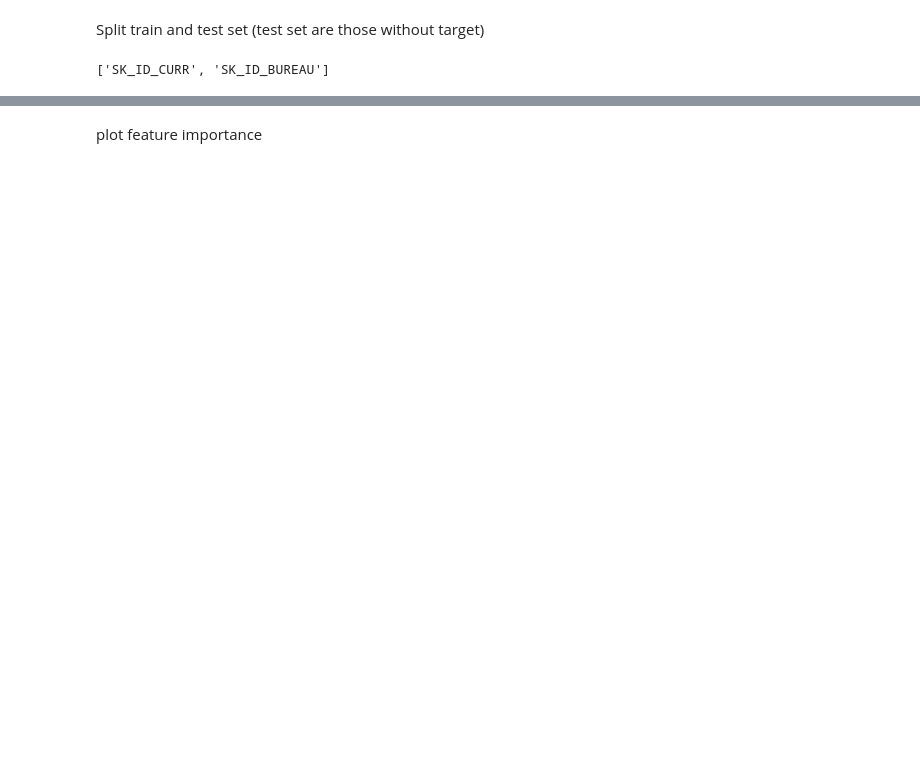
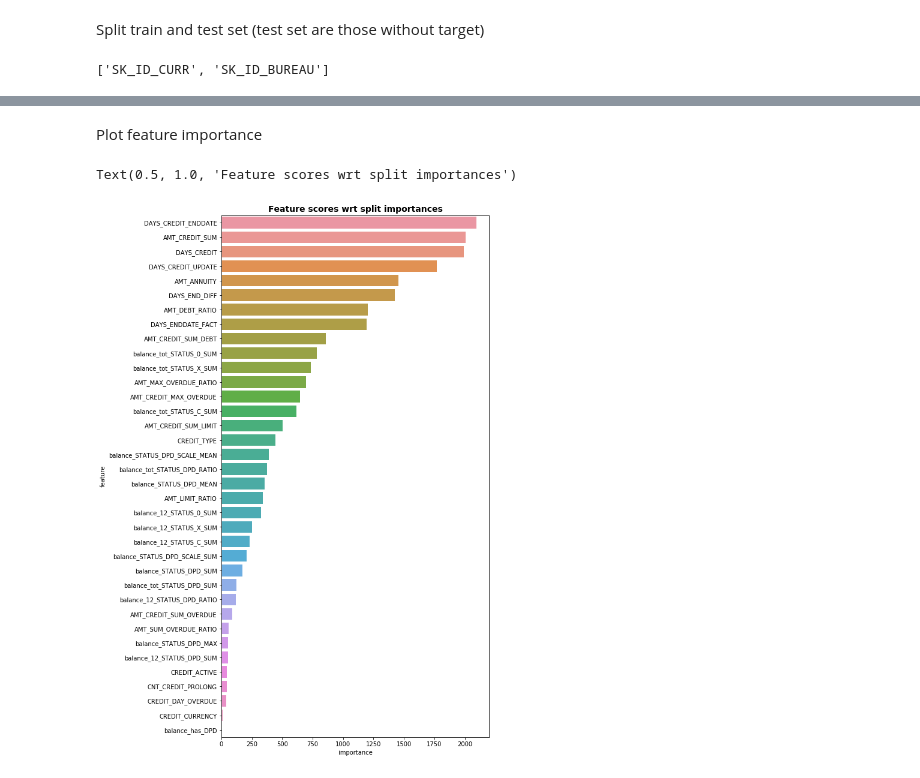
Before and after one commit to NoxMoon/home-credit-default-risk, a Jupyter notebook: notebooks/credit-risk-buro-training.ipynb, the cells around one changed output, grey strips where cells are left out. Drawn from its saved outputs; the diff is of its cells as text; code cells hidden in the pictures; blank space fills up the shorter version.

Commit message:
buro training

```diff
--- a/notebooks/credit-risk-buro-training.ipynb
+++ b/notebooks/credit-risk-buro-training.ipynb
@@ -312,18 +372,21 @@ for col in agg_buro_score.columns:
 # %% [markdown]
-plot feature importance
+Plot feature importance
 # %%
 # Plot feature importances
 feature_importance = feature_importance_df[["feature", "importance"]].groupby("feature").mean().sort_values(
     by="importance", ascending=False)
 #feature_importance['correlation'] = corr.loc[feature_importance.index.values]
-feature_importance.to_csv('../output/prev_training_feature_importance.csv')
+feature_importance.to_csv('../output/buro_training_feature_importance.csv')
 
 best_features = feature_importance.iloc[:50].reset_index()
 
 import matplotlib.gridspec as gridspec
 fig = plt.figure(figsize=(8, 16))
 gs = gridspec.GridSpec(1, 1)
 # Plot Split importances
 ax = plt.subplot(gs[0, 0])
 sns.barplot(x='importance', y='feature', data=best_features, ax=ax)
 ax.set_title('Feature scores wrt split importances', fontweight='bold', fontsize=14)
+# %% [output]
+Text(0.5, 1.0, 'Feature scores wrt split importances')
+[figure, added]
```
Also changed, not shown: parts of 16 cells of this notebook.
